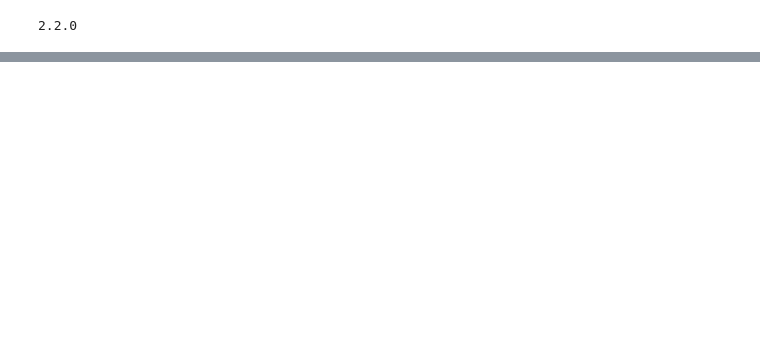
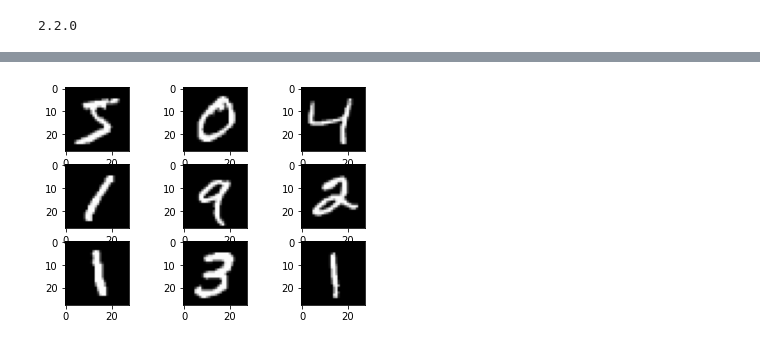
Before and after one commit to Loga19818eeanvesh/CNN_Image_Classification_Models, a Jupyter notebook: 1_ResNet.ipynb, the cells around one changed output, grey strips where cells are left out. Saved outputs shown, nothing was run; the diff lists cells and outputs as text; code cells hidden in the pictures; blank space fills up the shorter version.

```diff
--- a/1_ResNet.ipynb
+++ b/1_ResNet.ipynb
@@ -126,0 +113,34 @@ dataset = dataset.map(preprocess).batch(32)
+# %%
+from tensorflow.keras.datasets import mnist
+from matplotlib import pyplot as plt
+
+# load dataset
+(trainX, trainY), (testX, testY) = mnist.load_data()
+
+
+# summarize loaded dataset
+print('Train: X=%s, y=%s' % (trainX.shape, trainY.shape))
+print('Test: X=%s, y=%s' % (testX.shape, testY.shape))
+
+
+# plot first few images
+for i in range(9):
+	# define subplot
+	plt.subplot(330 + 1 + i)
+	# plot raw pixel data
+	plt.imshow(trainX[i], cmap=plt.get_cmap('gray'))
+# show the figure
+plt.show()
+
+
+# reshape dataset to have a single channel
+trainX = trainX.reshape((trainX.shape[0], 28, 28, 1))
+testX = testX.reshape((testX.shape[0], 28, 28, 1))
+
+# convert from integers to floats
+train_norm = trainX.astype('float32')
+test_norm = testX.astype('float32')
+# normalize to range 0-1
+trainX = train_norm / 255.0
+testX = test_norm / 255.0
+# %% [output]
@@ -127 +151,2 @@ dataset = dataset.map(preprocess).batch(32)
+[figure, added]
 # %%
```
Also changed, not shown: parts of 10 cells of this notebook.
